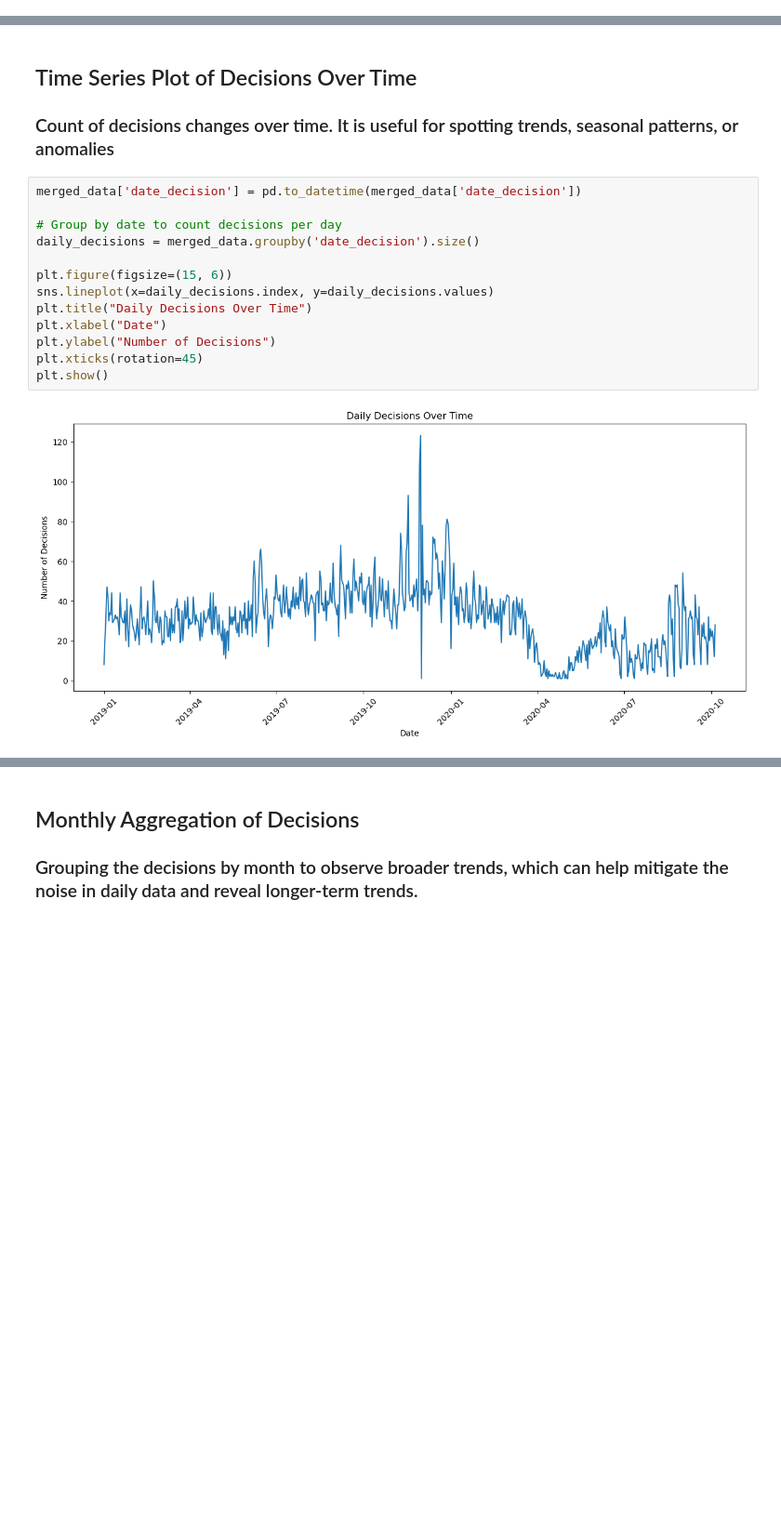
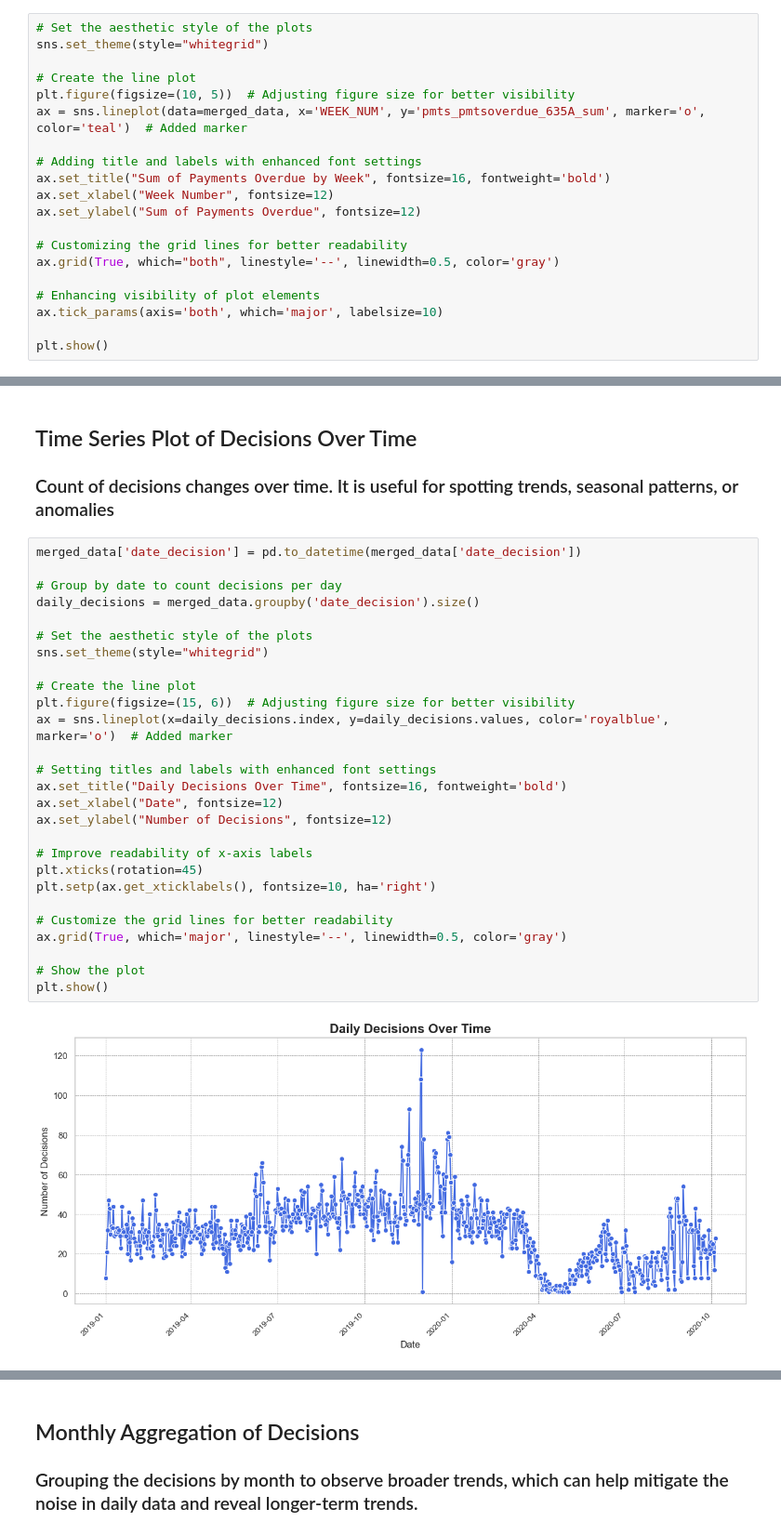
Before and after one commit to DataScienceAndEngineering/machine-learning-dse-i210-final-project-credit-risk, a Jupyter notebook: notebooks/visualizations_preprocessed.ipynb, the cells around one changed output, grey strips where cells are left out. Shown at 93% size. Saved outputs shown, nothing was run; the diff lists cells and outputs as text; blank space fills up the shorter version.

```diff
--- a/notebooks/visualizations_preprocessed.ipynb
+++ b/notebooks/visualizations_preprocessed.ipynb
@@ -91,0 +86,20 @@ Text(0.5, 1.0, 'Sum of Payments Overdue by Week')
+# %%
+# Set the aesthetic style of the plots
+sns.set_theme(style="whitegrid")
+
+# Create the line plot
+plt.figure(figsize=(10, 5))  # Adjusting figure size for better visibility
+ax = sns.lineplot(data=merged_data, x='WEEK_NUM', y='pmts_pmtsoverdue_635A_sum', marker='o', color='teal')  # Added marker
+
+# Adding title and labels with enhanced font settings
+ax.set_title("Sum of Payments Overdue by Week", fontsize=16, fontweight='bold')
+ax.set_xlabel("Week Number", fontsize=12)
+ax.set_ylabel("Sum of Payments Overdue", fontsize=12)
+
+# Customizing the grid lines for better readability
+ax.grid(True, which="both", linestyle='--', linewidth=0.5, color='gray')
+
+# Enhancing visibility of plot elements
+ax.tick_params(axis='both', which='major', labelsize=10)
+
+plt.show()
@@ -130,15 +146,29 @@ print(merged_data)
 # %%
 merged_data['date_decision'] = pd.to_datetime(merged_data['date_decision'])
 
 # Group by date to count decisions per day
 daily_decisions = merged_data.groupby('date_decision').size()
 
-plt.figure(figsize=(15, 6))
-sns.lineplot(x=daily_decisions.index, y=daily_decisions.values)
-plt.title("Daily Decisions Over Time")
-plt.xlabel("Date")
-plt.ylabel("Number of Decisions")
+# Set the aesthetic style of the plots
+sns.set_theme(style="whitegrid")
+
+# Create the line plot
+plt.figure(figsize=(15, 6))  # Adjusting figure size for better visibility
+ax = sns.lineplot(x=daily_decisions.index, y=daily_decisions.values, color='royalblue', marker='o')  # Added marker
+
+# Setting titles and labels with enhanced font settings
+ax.set_title("Daily Decisions Over Time", fontsize=16, fontweight='bold')
+ax.set_xlabel("Date", fontsize=12)
+ax.set_ylabel("Number of Decisions", fontsize=12)
+
+# Improve readability of x-axis labels
 plt.xticks(rotation=45)
+plt.setp(ax.get_xticklabels(), fontsize=10, ha='right')
+
+# Customize the grid lines for better readability
+ax.grid(True, which='major', linestyle='--', linewidth=0.5, color='gray')
+
+# Show the plot
 plt.show()
 # %% [output]
-[figure, old version]
+[figure, new version]
```
Also changed, not shown: parts of 4 cells of this notebook, 1 other file.
